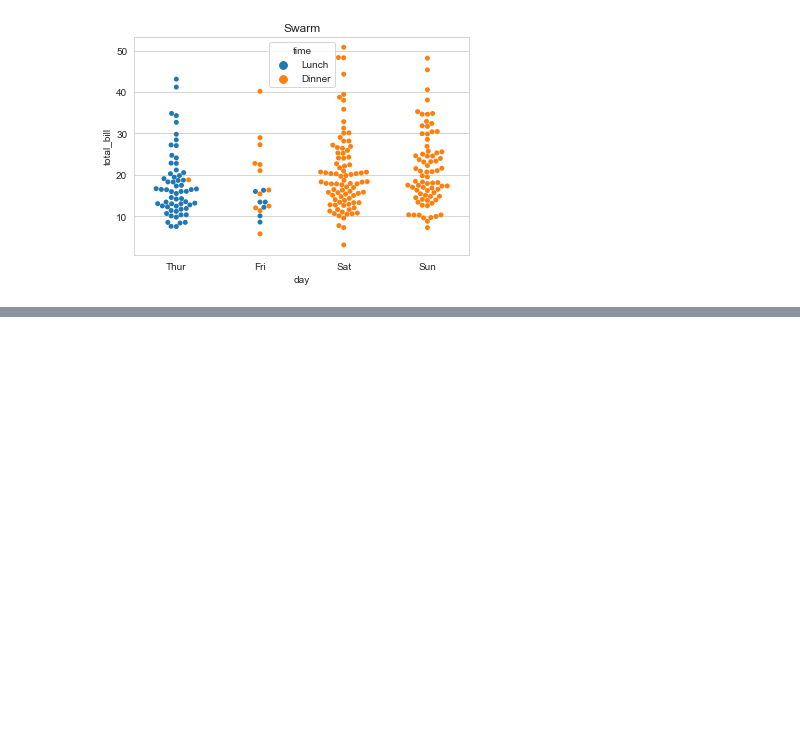
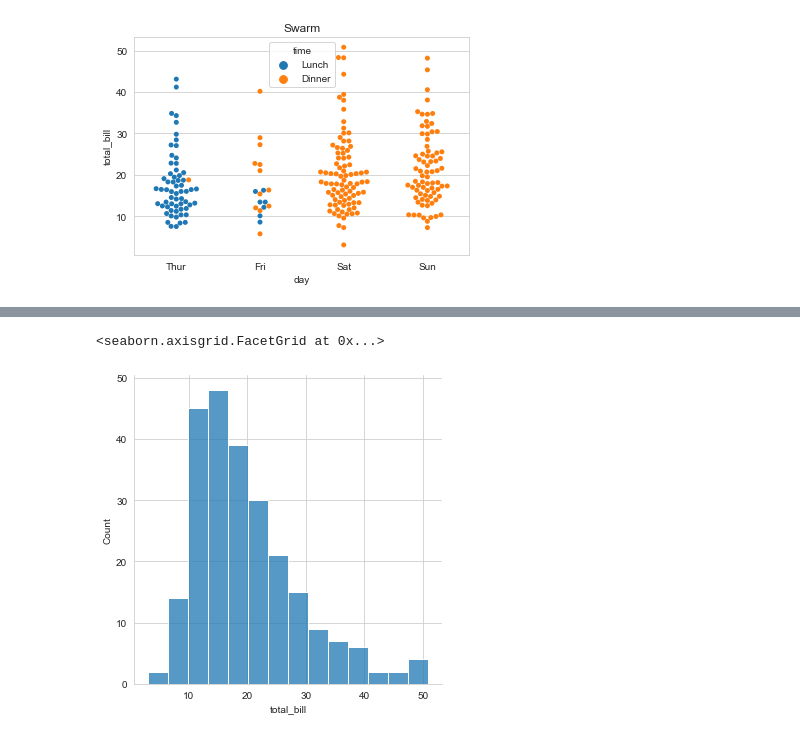
Before and after one commit to palakagarwal081/python-machine-learning, a Jupyter notebook: day_17_seaborn_graph.ipynb, the cells around one changed output, grey strips where cells are left out. Cells and saved outputs as stored; diff of their text form; code cells hidden in the pictures; blank space fills up the shorter version.

```diff
--- a/day_17_seaborn_graph.ipynb
+++ b/day_17_seaborn_graph.ipynb
@@ -148,0 +157,5 @@ Text(0.5, 1.0, 'Swarm')
+# %%
+sns.displot(data = tips, x='total_bill') # histogram
+# %% [output]
+<seaborn.axisgrid.FacetGrid at 0x...>
+[figure, added]
```
Also changed, not shown: parts of 23 cells of this notebook.
